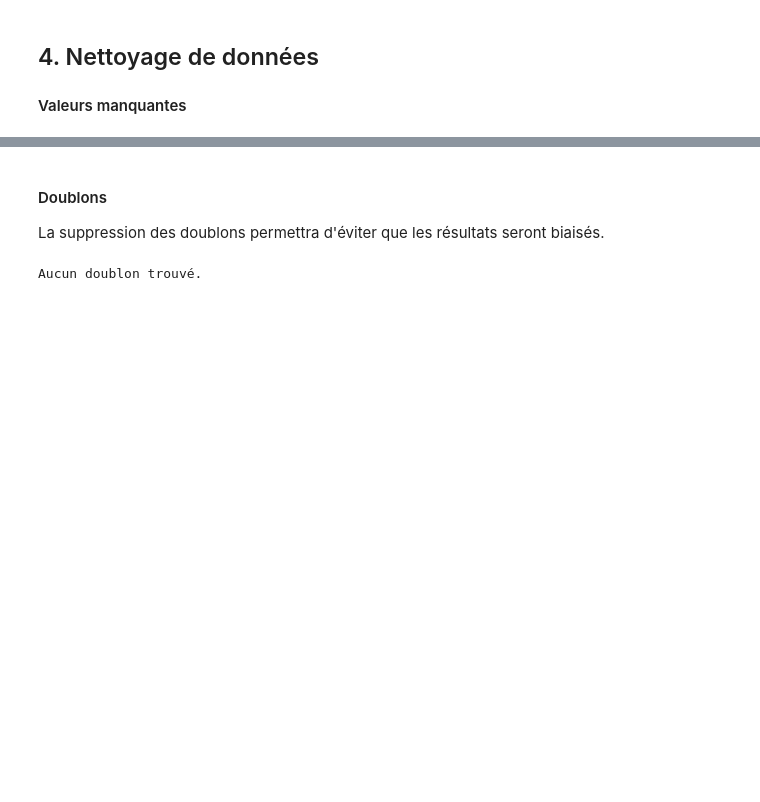
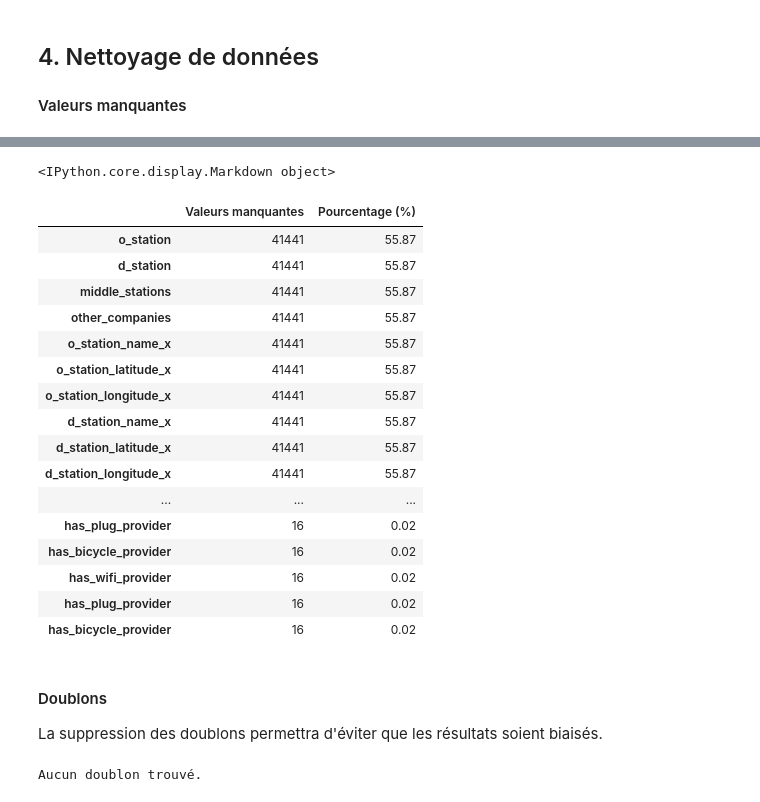
Before and after one commit to Haja-rabemananjara/Crunching_de_data, a Jupyter notebook: data_analysis.ipynb, the cells around one changed output, grey strips where cells are left out. Saved outputs shown, nothing was run; the diff lists cells and outputs as text; code cells hidden in the pictures; blank space fills up the shorter version.

```diff
--- a/data_analysis.ipynb
+++ b/data_analysis.ipynb
@@ -161,7 +207,36 @@ dtype: int64
+# %%
+print(Markdown("Détail des valeurs manquantes dans le dataset des tickets:"))
+missing_ticket = ticket.isnull().sum()
+missing_ticket_pct = ((missing_ticket / len(ticket)) * 100).round(2)
+missing_ticket_df = pd.DataFrame({
+    'Valeurs manquantes': missing_ticket,
+    'Pourcentage (%)': missing_ticket_pct
+})
+missing_ticket_df = missing_ticket_df[missing_ticket_df['Valeurs manquantes'] > 0]
+missing_ticket_df.sort_values('Valeurs manquantes', ascending=False)
+# %% [output]
+<IPython.core.display.Markdown object>
+|  | Valeurs manquantes | Pourcentage (%) |
+| o_station | 41441 | 55.87 |
+| d_station | 41441 | 55.87 |
+| middle_stations | 41441 | 55.87 |
+| other_companies | 41441 | 55.87 |
+| o_station_name_x | 41441 | 55.87 |
+| o_station_latitude_x | 41441 | 55.87 |
+| o_station_longitude_x | 41441 | 55.87 |
+| d_station_name_x | 41441 | 55.87 |
+| d_station_latitude_x | 41441 | 55.87 |
+| d_station_longitude_x | 41441 | 55.87 |
+| ... | ... | ... |
+| has_plug_provider | 16 | 0.02 |
+| has_bicycle_provider | 16 | 0.02 |
+| has_wifi_provider | 16 | 0.02 |
+| has_plug_provider | 16 | 0.02 |
+| has_bicycle_provider | 16 | 0.02 |
 # %% [markdown]
 #### Doublons
 
-La suppression des doublons permettra d'éviter que les résultats seront biaisés.
+La suppression des doublons permettra d'éviter que les résultats soient biaisés.
 # %%
 ticket = ticket.drop_duplicates()
 
```
Also changed, not shown: parts of 17 cells of this notebook.
